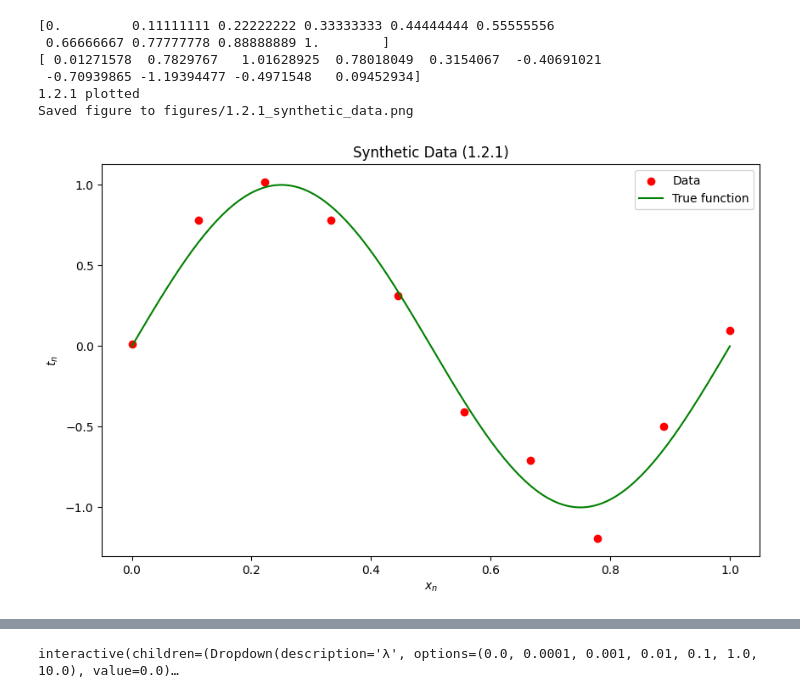
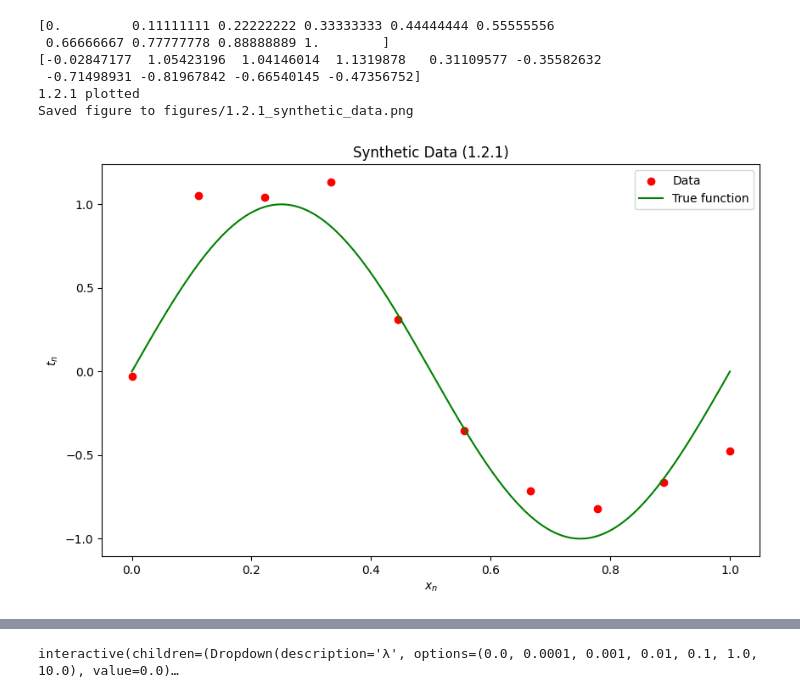
Before and after one commit to adityaswamii/deep-learning-for-cv, a Jupyter notebook: chapter_1/1.2-polynomial-fitting.ipynb, the cells around one changed output, grey strips where cells are left out. Saved outputs shown, nothing was run; the diff lists cells and outputs as text; code cells hidden in the pictures.

```diff
--- a/chapter_1/1.2-polynomial-fitting.ipynb
+++ b/chapter_1/1.2-polynomial-fitting.ipynb
@@ -14,36 +14,36 @@ np.random.seed(999)
 # %%
 
 # 1.2.1) Synthetic data
 
 # We use a synthetic data set generated by sampling from a sinusoidal function.
 
 N=10 # number of data points
 x_n = np.linspace(0, 1, N) # input values
 print(x_n)
 t_n = np.sin(2 * np.pi * x_n) # target values computed by function sin(2πx)
-t_n += np.random.normal(0, 0.1, N) # adding gaussian noise
+t_n += np.random.normal(0, 0.2, N) # adding gaussian noise
 print(t_n)
 # plotting the data
 plt.figure(figsize=(10, 6))
 plt.scatter(x_n, t_n, label='Data', color='red')
 plt.plot(np.linspace(0,1,200), np.sin(2 * np.pi * np.linspace(0,1,200)), label='True function', color='green')
 plt.xlabel('$x_n$')
 plt.ylabel('$t_n$')
 plt.title('Synthetic Data (1.2.1)')
 plt.legend()
 print('1.2.1 plotted')
 plt.savefig('../figures/1.2.1_synthetic_data.png', dpi=150, bbox_inches='tight')
 print('Saved figure to figures/1.2.1_synthetic_data.png')
 plt.show()
 plt.close()
 # %% [output]
 [0.         0.11111111 0.22222222 0.33333333 0.44444444 0.55555556
  0.66666667 0.77777778 0.88888889 1.        ]
-[ 0.01271578  0.7829767   1.01628925  0.78018049  0.3154067  -0.40691021
- -0.70939865 -1.19394477 -0.4971548   0.09452934]
+[-0.02847177  1.05423196  1.04146014  1.1319878   0.31109577 -0.35582632
+ -0.71498931 -0.81967842 -0.66540145 -0.47356752]
 1.2.1 plotted
 Saved figure to figures/1.2.1_synthetic_data.png
-[figure, old version]
+[figure, new version]
 # %%
 # 1.2.2) Linear model
 
```
Also changed, not shown: parts of 11 cells of this notebook, 20 other files.
